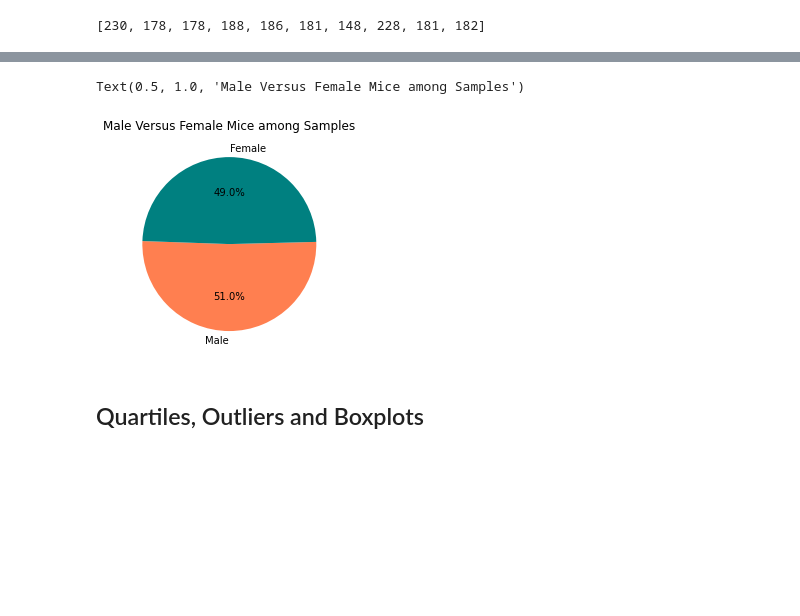
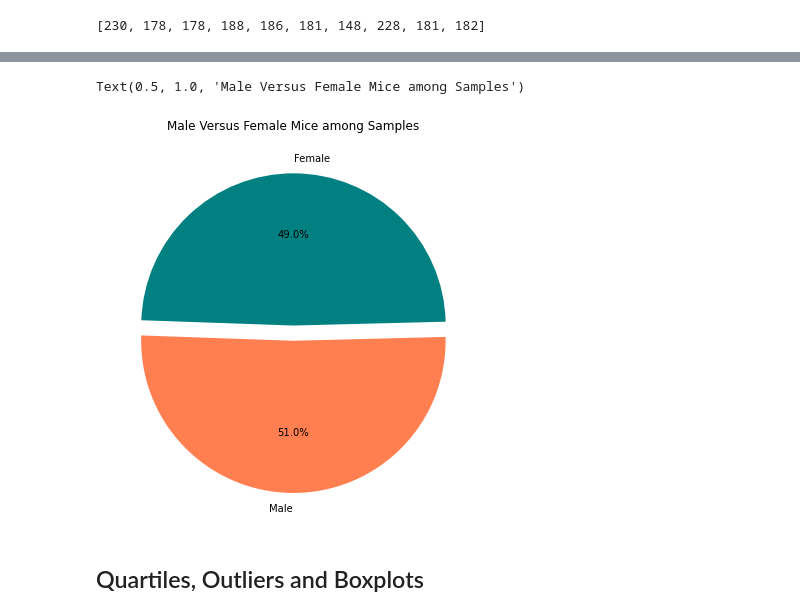
Before and after one commit to Claude-Hanfou/Pymaceuticals-Analysis, a Jupyter notebook: Pymaceuticals/Pymaceutical_start.ipynb, the cells around one changed output, grey strips where cells are left out. Saved outputs shown, nothing was run; the diff lists cells and outputs as text; code cells hidden in the pictures; blank space fills up the shorter version.

```diff
--- a/Pymaceuticals/Pymaceutical_start.ipynb
+++ b/Pymaceuticals/Pymaceutical_start.ipynb
@@ -185,16 +188,19 @@ ax.set(ylabel="")
 # %%
 # Generate a pie plot showing the distribution of female versus male mice using pyplot
 # Labels for the sections of our pie chart
 labels = ['Male','Female']
 
+#Determine explode
+explode = (0.1, 0)
+
 # The values of each section of the pie chart
 sizes = [gender_count.loc['Male']['Number of Data Points'], gender_count.loc['Female']['Number of Data Points']]
-
-plt.pie(sizes, labels=labels, autopct="%1.1f%%",startangle=178, colors = ["coral", "teal"])
+fig1, ax1 = plt.subplots(figsize=(12, 7))
+plt.pie(sizes, labels=labels, autopct="%1.1f%%",startangle=178, explode=explode,colors = ["coral", "teal"])
 plt.title(pie_title)
 # %% [output]
 Text(0.5, 1.0, 'Male Versus Female Mice among Samples')
-[figure, old version]
+[figure, new version]
 # %% [markdown]
 ## Quartiles, Outliers and Boxplots
 # %%
```
Also changed, not shown: parts of 9 cells of this notebook.
